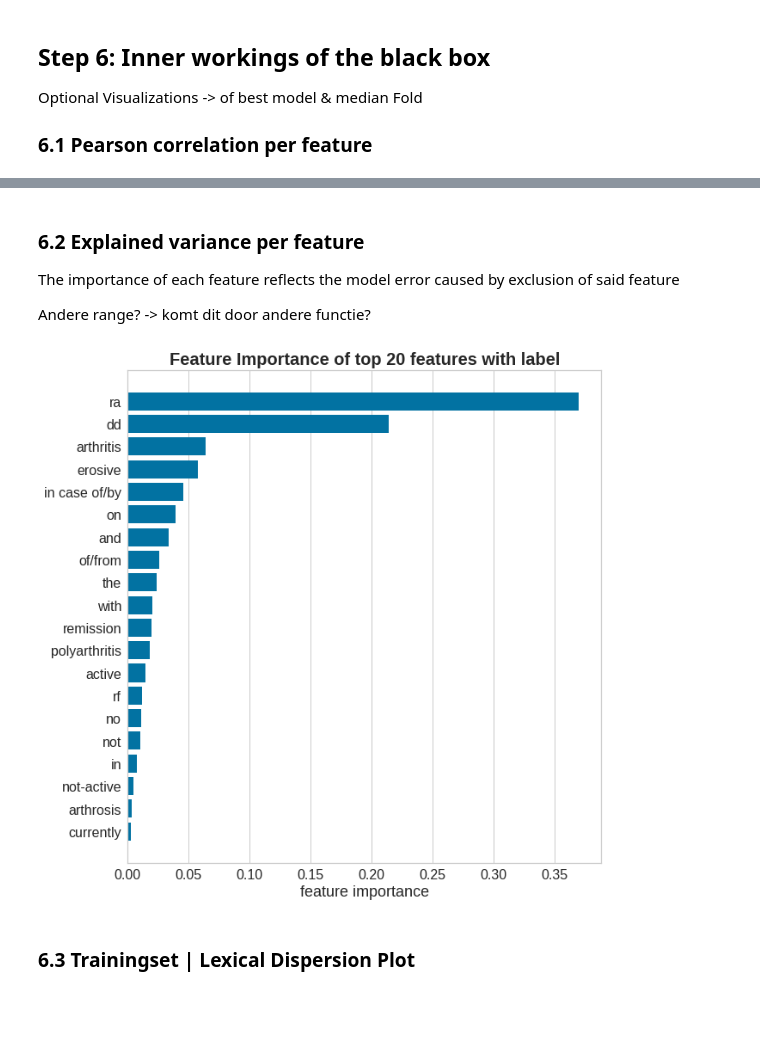
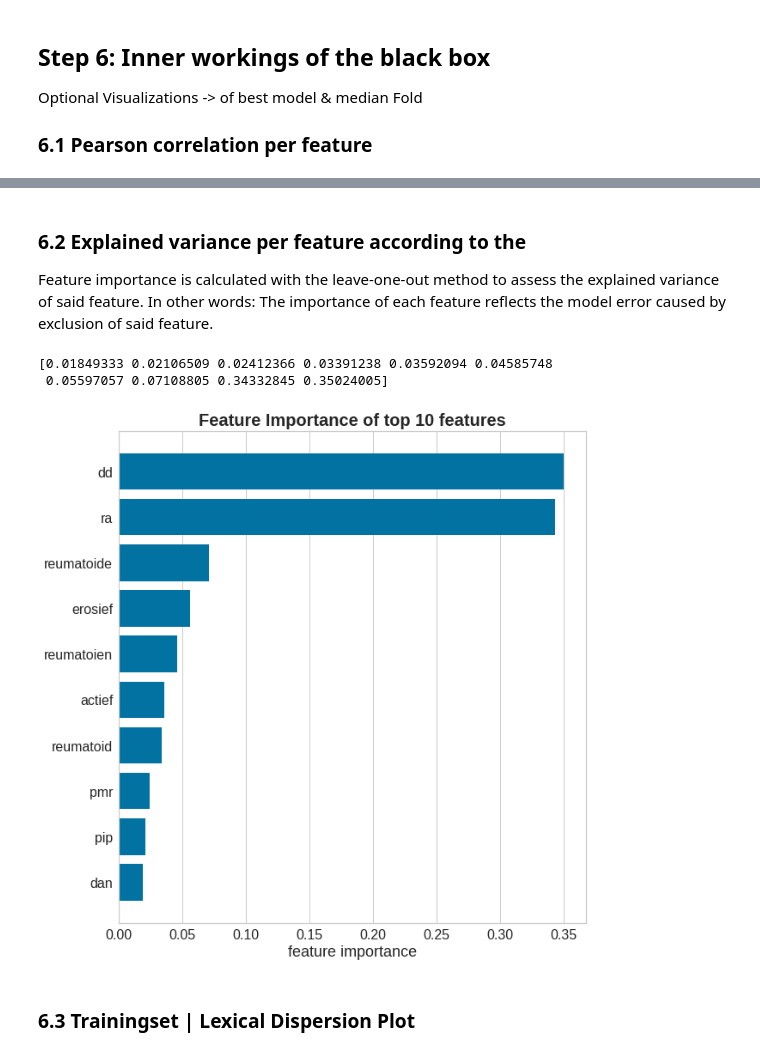
Before and after one commit to levrex/DiagnosisExtraction_ML, a Jupyter notebook: Notebook_Diagnosis_Extraction.ipynb, the cells around one changed output, grey strips where cells are left out. Saved outputs shown, nothing was run; the diff lists cells and outputs as text; code cells hidden in the pictures; blank space fills up the shorter version.

```diff
--- a/Notebook_Diagnosis_Extraction.ipynb
+++ b/Notebook_Diagnosis_Extraction.ipynb
@@ -148,18 +159,22 @@ pipe_list = [
     Pipeline([('vect', TfidfVectorizer()),
                 ('clf', tree.DecisionTreeClassifier(random_state=SEED)),
             ]),
-    # SVM 4 - NuSVC probability
+    # XGB classifier 4
+    Pipeline([('vect', TfidfVectorizer()),
+                ('clf', XGBClassifier(random_state=SEED)), # learning_rate=0.1,n_estimators=100,
+            ]),
+    # SVM 5 - NuSVC probability
     Pipeline([('vect', TfidfVectorizer()),
                 ('clf', NuSVC(probability=True,random_state=SEED)),
             ]),
-    # Random Forest 5
+    # Random Forest 6
     Pipeline([('vect', TfidfVectorizer()),
                 ('clf', RandomForestClassifier(random_state=SEED)), # n_estimators=100, max_depth=2,
             ]),
     # Dummy 6
     Pipeline([('vect', TfidfVectorizer()),
                 ('clf', DummyClassifier(random_state=SEED)),
-            ])
+            ]),
     ]
 # %% [markdown]
 ### 2.2 Initialize the Word Matching Method
@@ -176,11 +191,13 @@ Visualize performance of the models in ROC curve
 - Note: the ROC curve of the decision tree estimator cant be assessed with the standard plotCrossValidationROC function, because it doesn't calculate the probabilities. Therefore, the function plotBinaryROC is utilized to estimate the decision tree ROC.
 # %%
 import matplotlib.pyplot as plt
+import importlib
+importlib.reload(bc)
 
-lbls = ['Naive Bayes', 'Gradient Boosting', 'Neural Networks', 'SVM', 'Random Forest', 'Dummy']
+lbls = ['Naive Bayes', 'Gradient Boosting', 'Neural Networks', 'XGBoost', 'SVM', 'Random Forest', 'Dummy']
 
 l_folds = bc.preset_CV10Folds(X)
-filtered_pipe = pipe_list[:3] + pipe_list[4:7] # exclude decision -> because it cant assess the probabilities!
+filtered_pipe = pipe_list[:3] + pipe_list[4:8] # exclude decision -> because it cant assess the probabilities!
 plt.rcParams.update({'font.size': 25})
 plt.figure(figsize=(16,12))
 
@@ -239,7 +278,7 @@ loaded_model = pickle.load(open(filename, 'rb'))
 ## Step 5: Evaluate best Model
 Determine cut-off
 # %%
-gbm_model = fitted_models['Gradient Boosting']
+gbm_model = fitted_models['XGBoost']
 
 # Import the fitted model + fold information + the optimal cut_off
 estimator = gbm_model[2] # the entire pipeline
@@ -272,9 +312,0 @@ GBM .05 0.9161971198514345 (std : +/-0.027008906777305327 )
-# %%
-import numpy as np
-import importlib
-importlib.reload(bc)
-
-positive_prev = .75
-clf = filtered_pipe[1] # GBM
-
-bc.plotPrecisionRecall(clf, X, y_b, positive_prev)
@@ -346,16 +376,18 @@ plt.show()
 # %% [markdown]
-### 6.2 Explained variance per feature
-The importance of each feature reflects the model error caused by exclusion of said feature
-
-Andere range? -> komt dit door andere functie?
+### 6.2 Explained variance per feature according to the
+Feature importance is calculated with the leave-one-out method to assess the explained variance of said feature. In other words: The importance of each feature reflects the model error caused by exclusion of said feature.
 # %%
-plt = bc.plotFeatureImportance(tuple(clf)[1], X[train_index], np.array(y_b)[train_index], nr_features=20)
+import importlib
+importlib.reload(bc)
+
+plt = bc.plotFeatureImportance(tuple(clf)[1], X[train_index], np.array(y_b)[train_index], nr_features=10)
 locs, labels = plt.yticks()
-plt.yticks(locs, ['ra', 'dd', 'arthritis', 'erosive', 'in case of/by', 'on', 'and', 'of/from', 'the', 'with', 'remission', 'polyarthritis',  'active', 'rf', 'no', 'not', 'in', 'not-active', 'arthrosis', 'currently'][::-1])
 
 plt.show()
 # %% [output]
+[0.01849333 0.02106509 0.02412366 0.03391238 0.03592094 0.04585748
+ 0.05597057 0.07108805 0.34332845 0.35024005]
-[figure, old version]
+[figure, new version]
 # %% [markdown]
 ### 6.3 Trainingset | Lexical Dispersion Plot
 # %%
```
Also changed, not shown: parts of 26 cells of this notebook, 18 other files.
